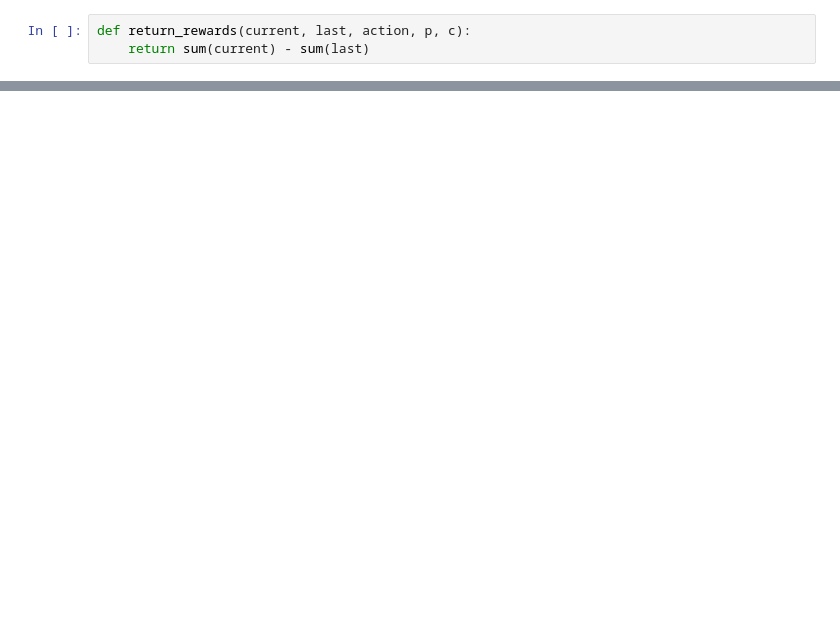
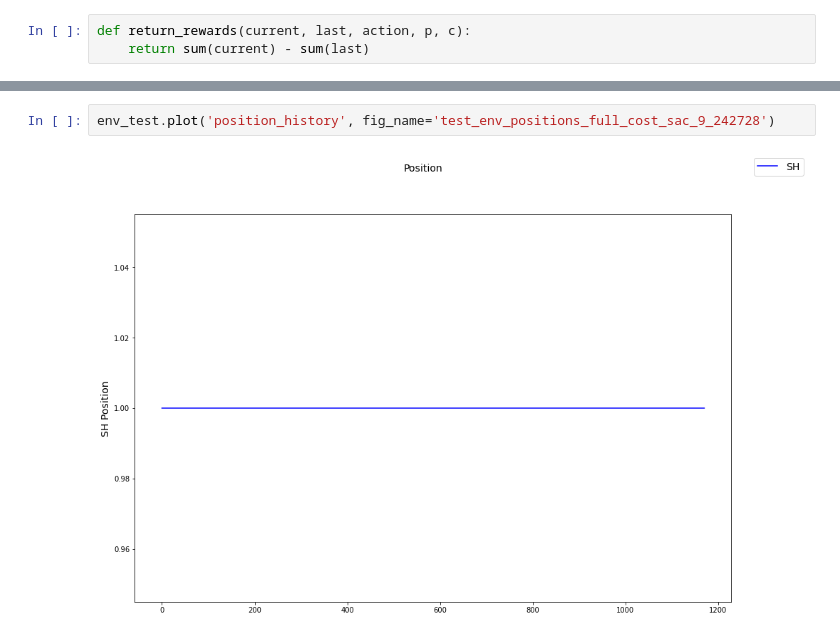
Before and after one commit to kew96/MicroPriceTradingRL, a Jupyter notebook: SAC_full_costs.ipynb, the cells around one changed output, grey strips where cells are left out. Cells and saved outputs as stored; diff of their text form; blank space fills up the shorter version.

```diff
--- a/SAC_full_costs.ipynb
+++ b/SAC_full_costs.ipynb
@@ -59,0 +69,4 @@ env.plot()
+# %%
+env_test.plot('position_history', fig_name='test_env_positions_full_cost_sac_9_242728')
+# %% [output]
+[figure, added]
```
Also changed, not shown: parts of 5 cells of this notebook, 11 other files.
